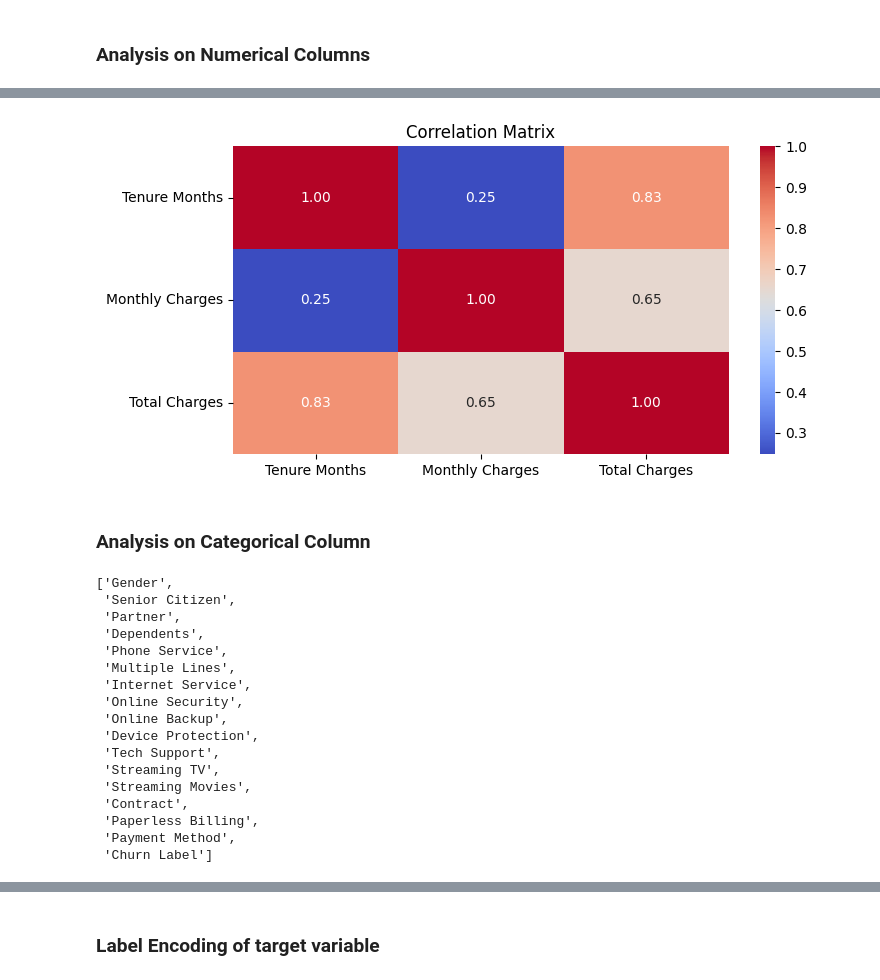
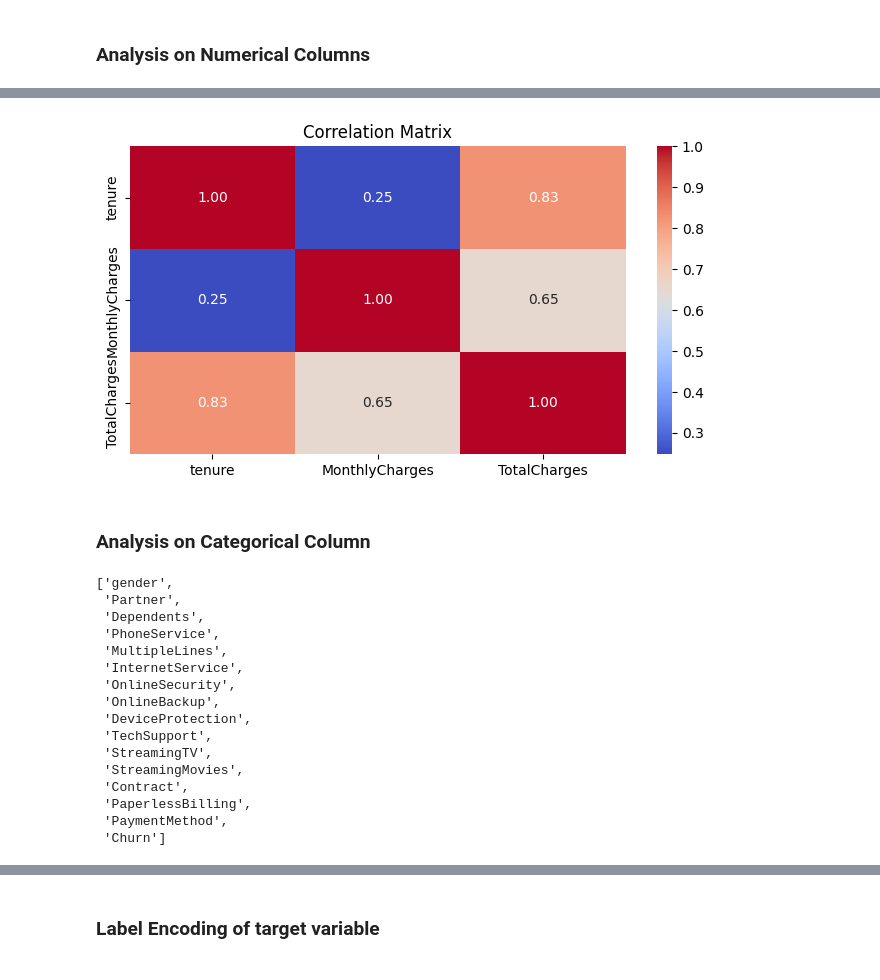
Before and after one commit to shreejoysarkar/Customer-Churn-Analyzer, a Jupyter notebook: notebook/trails(EDA).ipynb, the cells around one changed output, grey strips where cells are left out. Saved outputs shown, nothing was run; the diff lists cells and outputs as text; code cells hidden in the pictures.

```diff
--- a/notebook/trails(EDA).ipynb
+++ b/notebook/trails(EDA).ipynb
@@ -52,7 +52,6 @@ memory usage: 1.8+ MB
 None
 # %%
-# removing the columns which are not required
-df.drop(['Count','City','Zip Code','CustomerID','Country', 'State', 'Lat Long', 'Latitude', 'Longitude','Churn Reason'], axis=1, inplace=True)
+df = df.drop(columns=["customerID"])
 # %%
 df.info()
 # %% [output]
@@ -205,33 +203,32 @@ plot_boxplot(df, 'Total Charges')
 # %%
 ## Correlation Matrix
 plt.figure(figsize=(8, 4))
-sns.heatmap(df[["Tenure Months","Monthly Charges","Total Charges"]].corr(), annot=True, cmap='coolwarm', fmt='.2f')
+sns.heatmap(df[["tenure","MonthlyCharges","TotalCharges"]].corr(), annot=True, cmap='coolwarm', fmt='.2f')
 plt.title('Correlation Matrix')
 plt.show()
 # %% [output]
-[figure, old version]
+[figure, new version]
 # %% [markdown]
 ### Analysis on Categorical Column
 # %%
 categorical_features
 # %% [output]
-['Gender',
- 'Senior Citizen',
+['gender',
  'Partner',
  'Dependents',
- 'Phone Service',
- 'Multiple Lines',
- 'Internet Service',
- 'Online Security',
- 'Online Backup',
- 'Device Protection',
- 'Tech Support',
- 'Streaming TV',
- 'Streaming Movies',
+ 'PhoneService',
+ 'MultipleLines',
+ 'InternetService',
+ 'OnlineSecurity',
+ 'OnlineBackup',
+ 'DeviceProtection',
+ 'TechSupport',
+ 'StreamingTV',
+ 'StreamingMovies',
  'Contract',
- 'Paperless Billing',
- 'Payment Method',
- 'Churn Label']
+ 'PaperlessBilling',
+ 'PaymentMethod',
+ 'Churn']
 # %%
 # Countplot for categorical features
 
```
Also changed, not shown: parts of 18 cells of this notebook, 1 other file.
